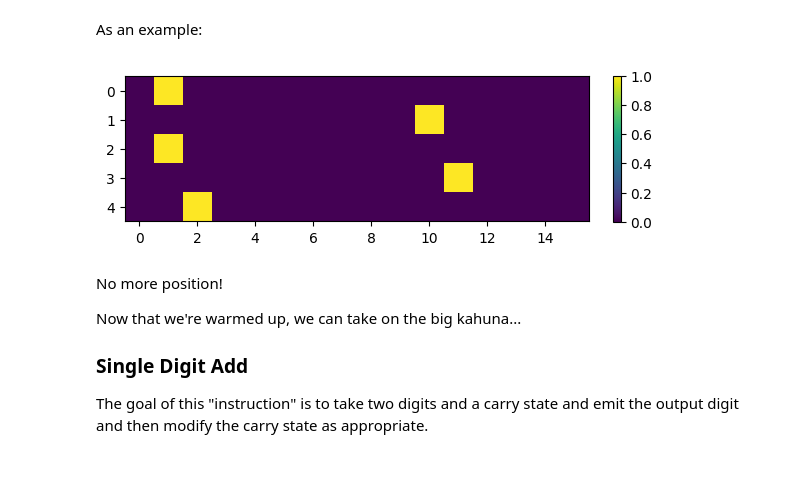
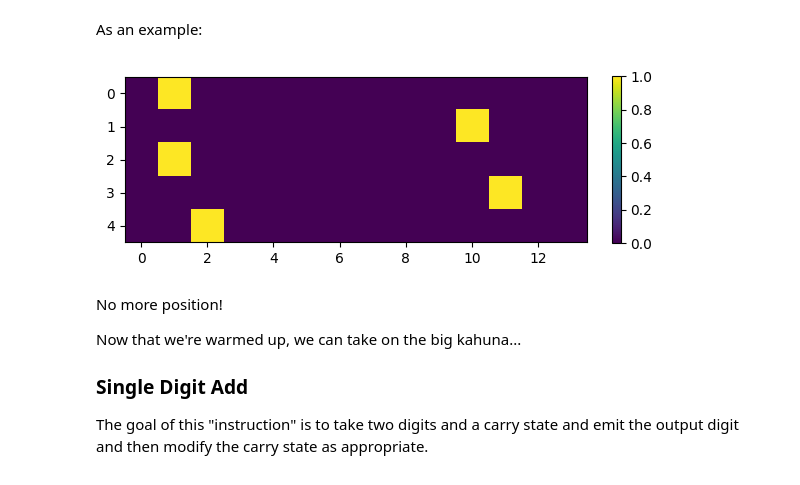
Before and after one commit to michael-go/handcrafted, a Jupyter notebook: HandCrafted.ipynb, the cells around one changed output. Drawn from its saved outputs; the diff is of its cells as text; code cells hidden in the pictures.

```diff
--- a/HandCrafted.ipynb
+++ b/HandCrafted.ipynb
@@ -438,7 +438,7 @@ class GetRelativeToken(AttentionLayer):
 # %% [markdown]
 Now, here's a demonstration of using this layer to get the token before the current one.
 # %%
-tokens = list('0123456789+= \n')
+tokens = list('0123456789+=')
 pos = Register('pos', 2)
 prev = Register('prev', len(tokens))
 
@@ -527,15 +527,15 @@ class Clear(MLPLayer):
 # %% [markdown]
 As an example:
 # %%
-tokens = list('0123456789+= \n')
+tokens = list('0123456789+=')
 pos = Register('pos', 2)
 
 embedding = EmbeddedState(tokens, [pos])
 clear = Clear(embedding, [pos])
 example = embedding.embed(embedding.tokenize('1+1=2'))
 plot_tensor(clear.forward(example.unsqueeze(0))[0])
 # %% [output]
-[figure, old version]
+[figure, new version]
 # %% [markdown]
 No more position!
 
```
Also changed, not shown: parts of 13 cells of this notebook.
